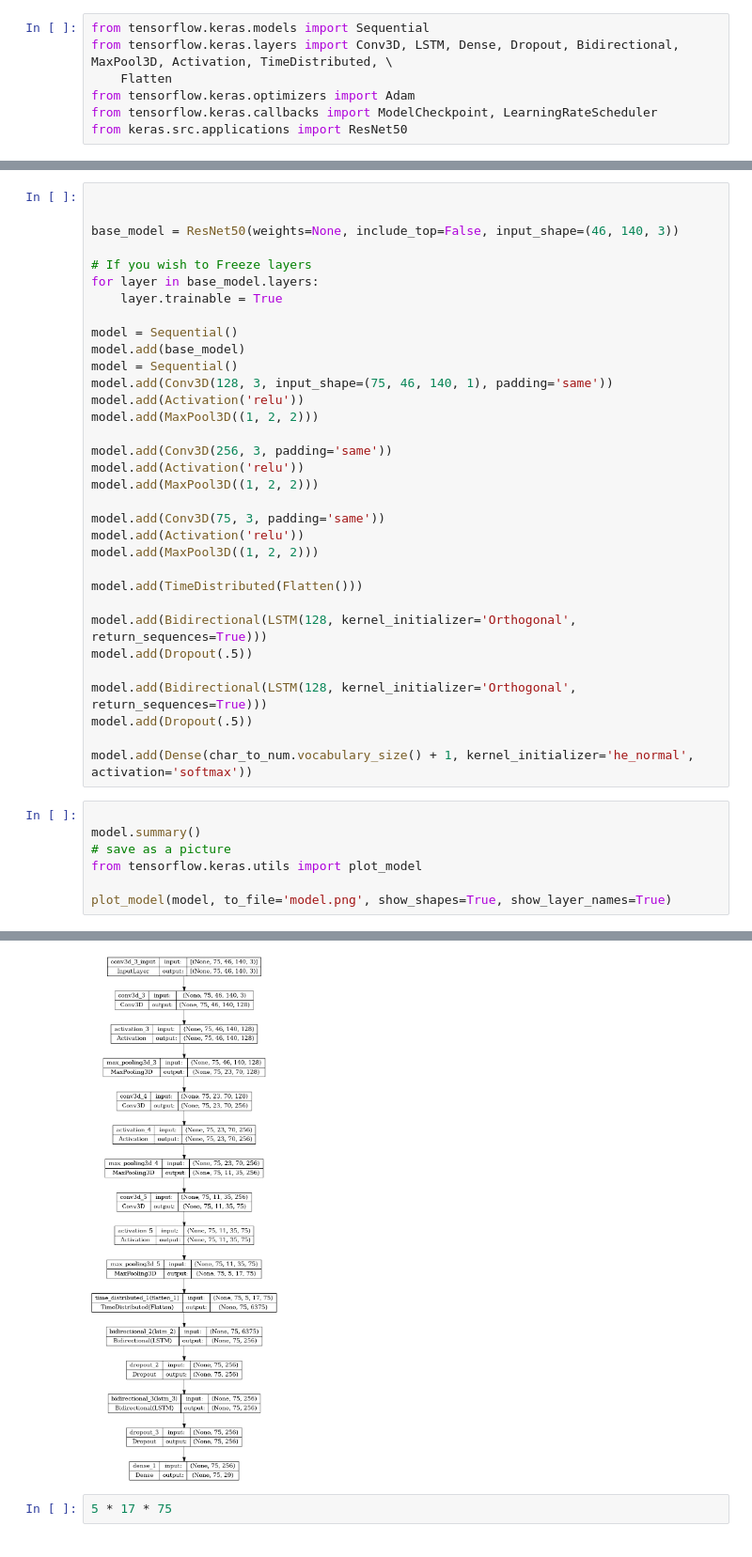
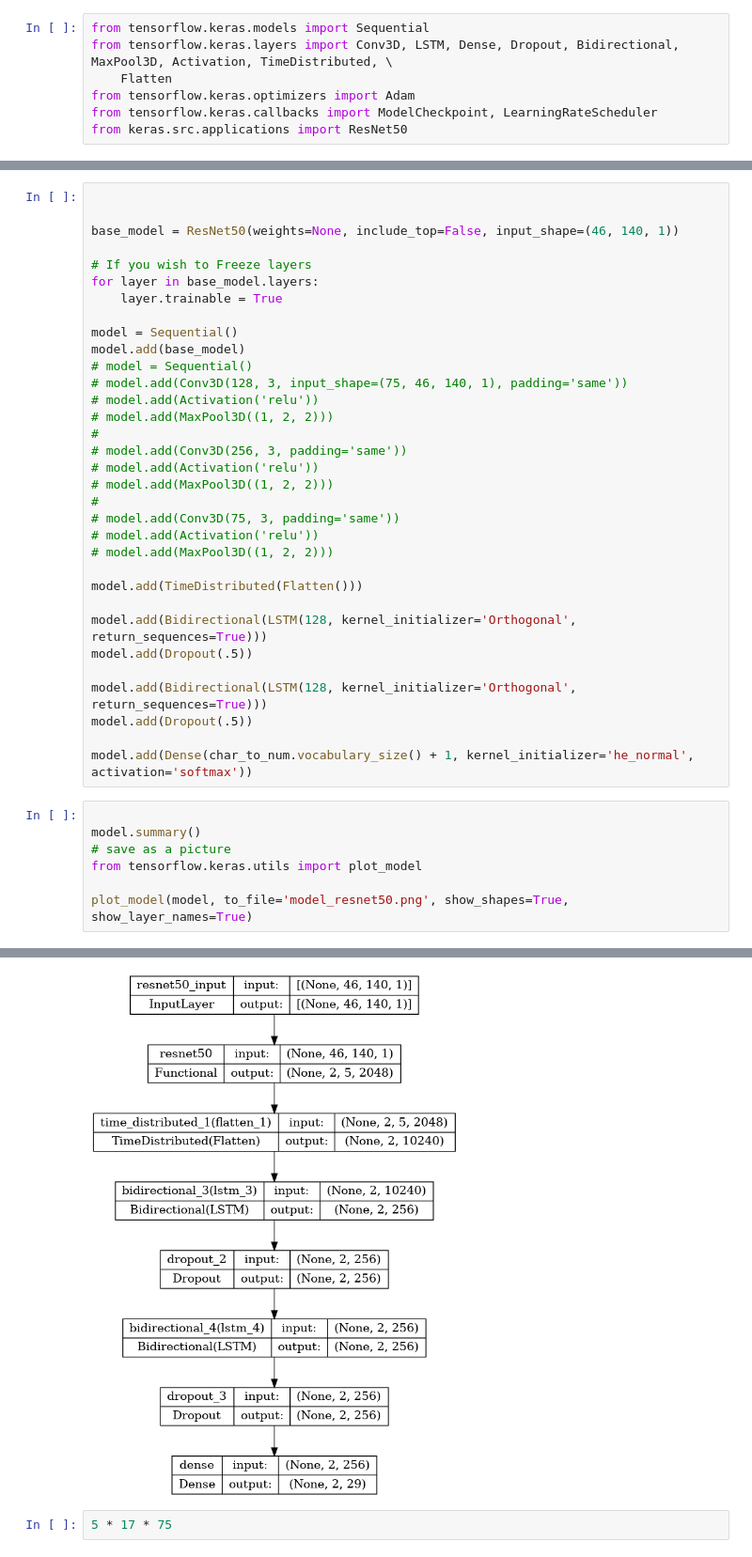
Before and after one commit to liazylee/lip_reading, a Jupyter notebook: src/lipNet/LipNet.ipynb, the cells around one changed output, grey strips where cells are left out. Shown at 94% size. Saved outputs shown, nothing was run; the diff lists cells and outputs as text.

```diff
--- a/src/lipNet/LipNet.ipynb
+++ b/src/lipNet/LipNet.ipynb
@@ -340,7 +366,7 @@ model.add(
 # %%
 
 
-base_model = ResNet50(weights=None, include_top=False, input_shape=(46, 140, 3))
+base_model = ResNet50(weights=None, include_top=False, input_shape=(46, 140, 1))
 
 # If you wish to Freeze layers
 for layer in base_model.layers:
@@ -348,18 +374,18 @@ for layer in base_model.layers:
 
 model = Sequential()
 model.add(base_model)
-model = Sequential()
-model.add(Conv3D(128, 3, input_shape=(75, 46, 140, 1), padding='same'))
-model.add(Activation('relu'))
-model.add(MaxPool3D((1, 2, 2)))
-
-model.add(Conv3D(256, 3, padding='same'))
-model.add(Activation('relu'))
-model.add(MaxPool3D((1, 2, 2)))
-
-model.add(Conv3D(75, 3, padding='same'))
-model.add(Activation('relu'))
-model.add(MaxPool3D((1, 2, 2)))
+# model = Sequential()
+# model.add(Conv3D(128, 3, input_shape=(75, 46, 140, 1), padding='same'))
+# model.add(Activation('relu'))
+# model.add(MaxPool3D((1, 2, 2)))
+#
+# model.add(Conv3D(256, 3, padding='same'))
+# model.add(Activation('relu'))
+# model.add(MaxPool3D((1, 2, 2)))
+#
+# model.add(Conv3D(75, 3, padding='same'))
+# model.add(Activation('relu'))
+# model.add(MaxPool3D((1, 2, 2)))
 
 model.add(TimeDistributed(Flatten()))
 
@@ -376,5 +402,5 @@ model.summary()
 # save as a picture
 from tensorflow.keras.utils import plot_model
 
-plot_model(model, to_file='model.png', show_shapes=True, show_layer_names=True)
+plot_model(model, to_file='model_resnet50.png', show_shapes=True, show_layer_names=True)
 # %% [output]
@@ -397,5 +423,5 @@ Non-trainable params: 0 (0.00 Byte)
 _________________________________________________________________
-[figure, old version]
+[figure, new version]
 # %%
 5 * 17 * 75
 # %% [output]
```
Also changed, not shown: parts of 29 cells of this notebook, 16 other files.
